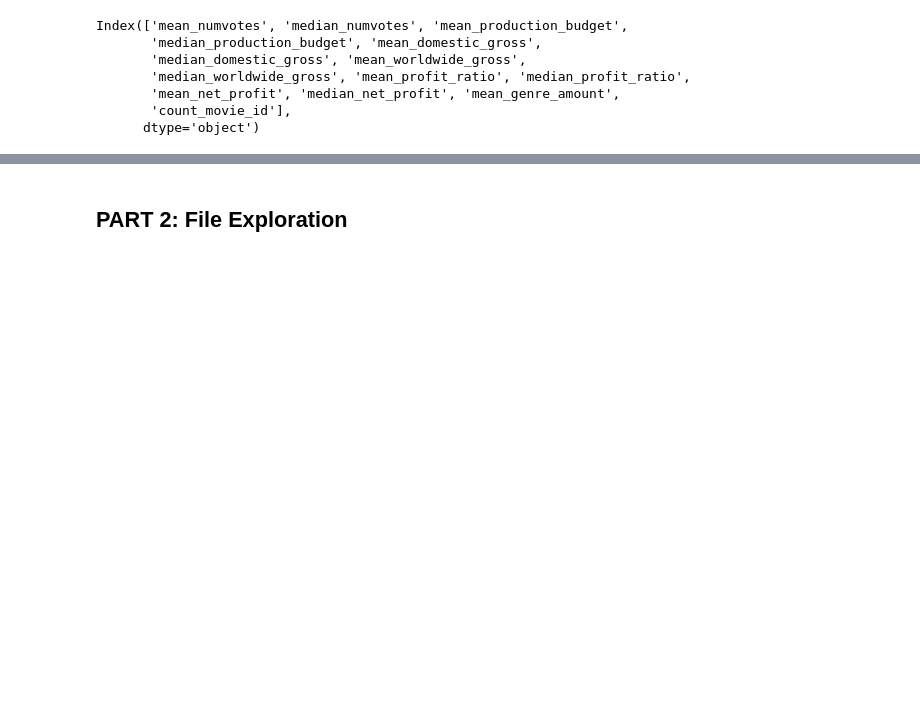
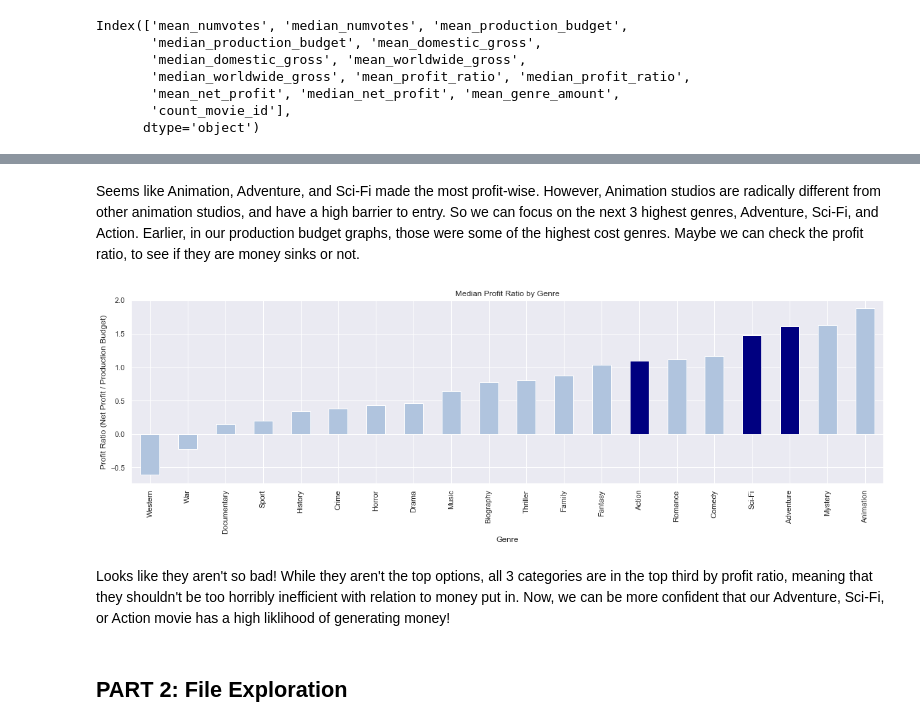
Before and after one commit to doriggs/Semester1Capstone, a Jupyter notebook: student.ipynb, the cells around one changed output, grey strips where cells are left out. Saved outputs shown, nothing was run; the diff lists cells and outputs as text; code cells hidden in the pictures; blank space fills up the shorter version.

```diff
--- a/student.ipynb
+++ b/student.ipynb
@@ -375,3 +370,16 @@ genre_df.sort_values('median_profit_ratio').median_profit_ratio.plot.bar(ax=ax,
+# %% [markdown]
+Seems like Animation, Adventure, and Sci-Fi made the most profit-wise. However, Animation studios are radically different from other animation studios, and have a high barrier to entry. So we can focus on the next 3 highest genres, Adventure, Sci-Fi, and Action. Earlier, in our production budget graphs, those were some of the highest cost genres. Maybe we can check the profit ratio, to see if they are money sinks or not.
+# %%
+fig, ax = plt.subplots(figsize=(20,5))
+genre_df = genre_df.sort_values('median_profit_ratio')
+genre_df.median_profit_ratio.plot.bar(ax=ax, color=\
+     ["navy" if (x == 'Action' or x == 'Sci-Fi' or x == 'Adventure' ) \
+      else 'lightsteelblue' for x in genre_df.index]);
+ax.set(title='Median Profit Ratio by Genre', xlabel='Genre', ylabel='Profit Ratio (Net Profit / Production Budget)');
+# %% [output]
+[figure, added]
+# %% [markdown]
+Looks like they aren't so bad! While they aren't the top options, all 3 categories are in the top third by profit ratio, meaning that they shouldn't be too horribly inefficient with relation to money put in. Now, we can be more confident that our Adventure, Sci-Fi, or Action movie has a high liklihood of generating money!
 # %% [markdown]
 ## PART 2: File Exploration
 # %%
```
Also changed, not shown: parts of 12 cells of this notebook.
